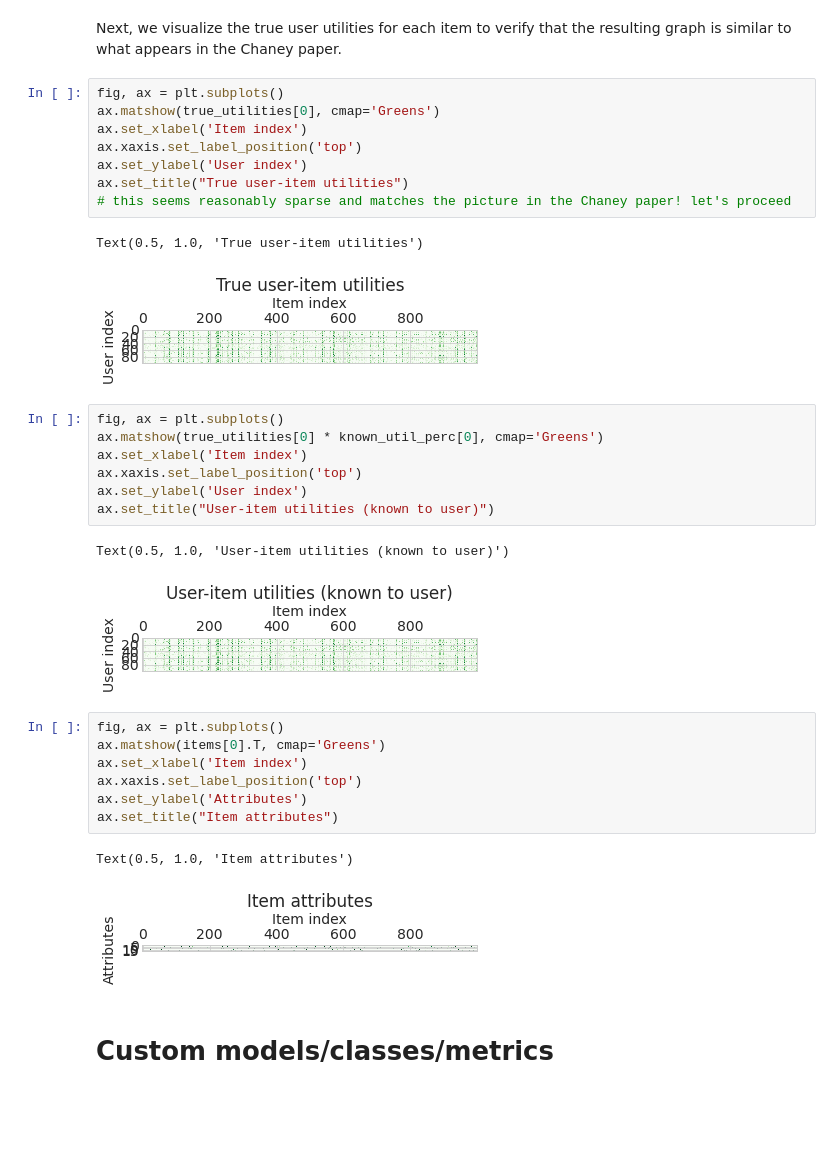
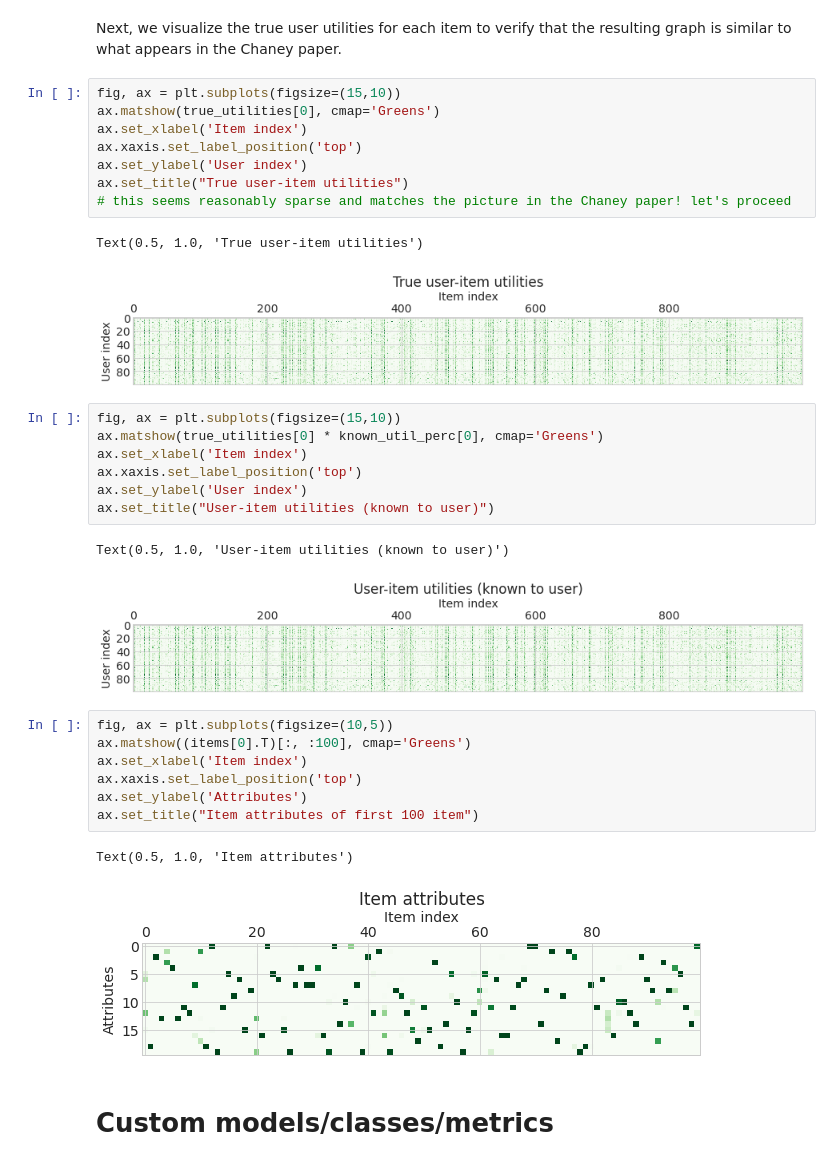
Before and after one commit to sunnymatt/t-recs-experiments, a Jupyter notebook: notebooks/chaney_replication.ipynb, the cells around one changed output. Drawn from its saved outputs; the diff is of its cells as text; blank space fills up the shorter version.

Commit message:
Accommodate better graphs

```diff
--- a/notebooks/chaney_replication.ipynb
+++ b/notebooks/chaney_replication.ipynb
@@ -100,18 +100,18 @@ print(known_utils[0].shape)
 # %% [markdown]
 Next, we visualize the true user utilities for each item  to verify that the resulting graph is similar to what appears in the Chaney paper.
 # %%
-fig, ax = plt.subplots()
+fig, ax = plt.subplots(figsize=(15,10))
 ax.matshow(true_utilities[0], cmap='Greens')
 ax.set_xlabel('Item index')
 ax.xaxis.set_label_position('top')
 ax.set_ylabel('User index')
 ax.set_title("True user-item utilities")
 # this seems reasonably sparse and matches the picture in the Chaney paper! let's proceed
 # %% [output]
 Text(0.5, 1.0, 'True user-item utilities')
-[figure, old version]
+[figure, new version]
 # %%
-fig, ax = plt.subplots()
+fig, ax = plt.subplots(figsize=(15,10))
 ax.matshow(true_utilities[0] * known_util_perc[0], cmap='Greens')
 ax.set_xlabel('Item index')
 ax.xaxis.set_label_position('top')
@@ -119,17 +119,17 @@ ax.set_ylabel('User index')
 ax.set_title("User-item utilities (known to user)")
 # %% [output]
 Text(0.5, 1.0, 'User-item utilities (known to user)')
-[figure, old version]
+[figure, new version]
 # %%
-fig, ax = plt.subplots()
-ax.matshow(items[0].T, cmap='Greens')
+fig, ax = plt.subplots(figsize=(10,5))
+ax.matshow((items[0].T)[:, :100], cmap='Greens')
 ax.set_xlabel('Item index')
 ax.xaxis.set_label_position('top')
 ax.set_ylabel('Attributes')
-ax.set_title("Item attributes")
+ax.set_title("Item attributes of first 100 item")
 # %% [output]
 Text(0.5, 1.0, 'Item attributes')
-[figure, old version]
+[figure, new version]
 # %% [markdown]
 # Custom models/classes/metrics
 # %% [markdown]
```
Also changed, not shown: parts of 4 cells of this notebook.
